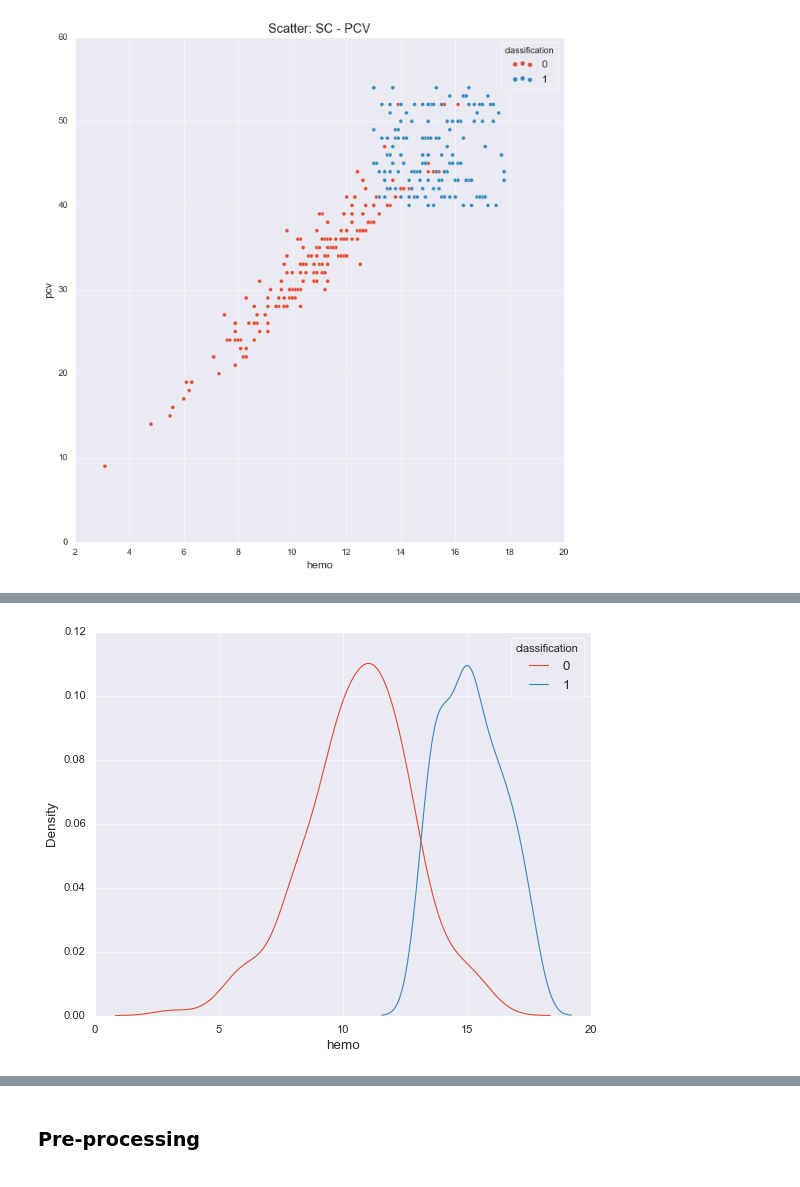
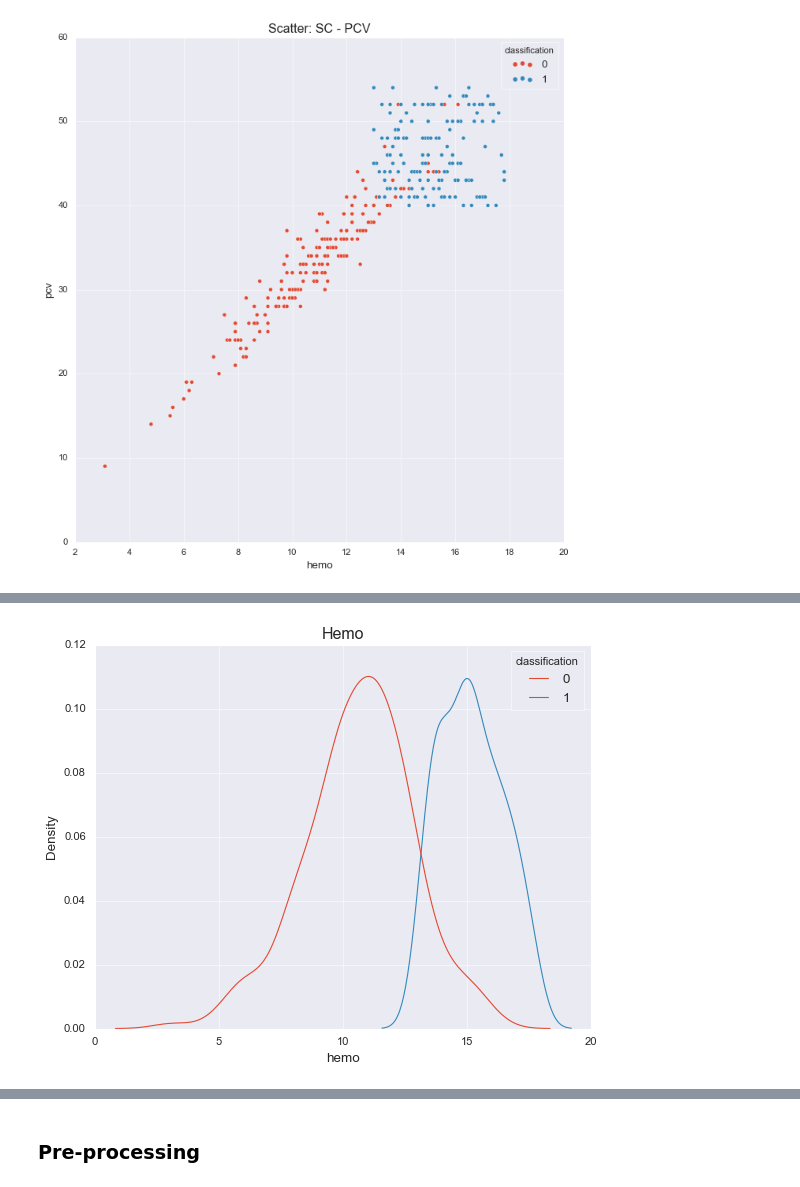
Before and after one commit to eugene-fr/kidney_training, a Jupyter notebook: kidney_notebook.ipynb, the cells around one changed output, grey strips where cells are left out. Cells and saved outputs as stored; diff of their text form; code cells hidden in the pictures.

```diff
--- a/kidney_notebook.ipynb
+++ b/kidney_notebook.ipynb
@@ -282,7 +289,7 @@ sns.kdeplot(data=df, x='pcv', hue='classification');
 # %%
-sns.kdeplot(data=df, x='hemo', hue='classification');
+sns.kdeplot(data=df, x='hemo', hue='classification').set_title('Hemo');
 # %% [output]
-[figure, old version]
+[figure, new version]
 # %%
 sns.stripplot(data=df, x='su', y='bgr', hue='classification').set_title('Scatter: SC - PCV');
 # %% [output]
```
Also changed, not shown: parts of 21 cells of this notebook.
